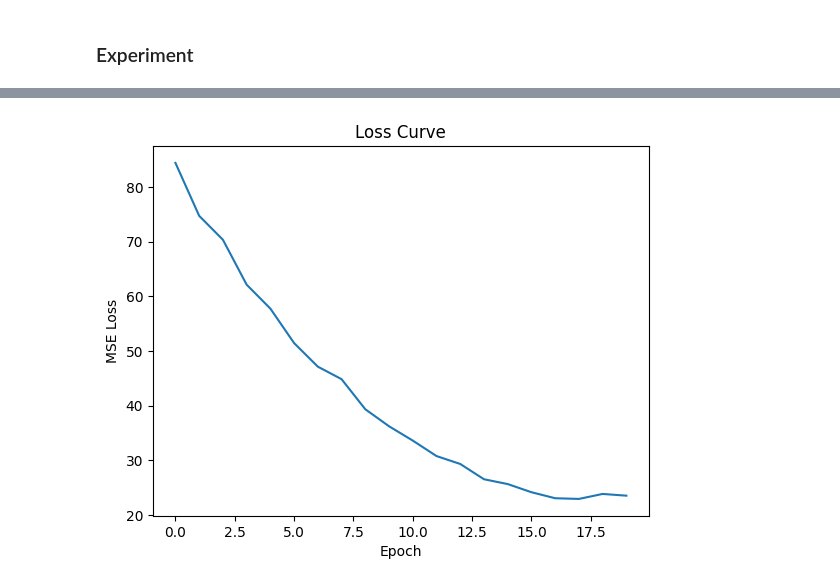
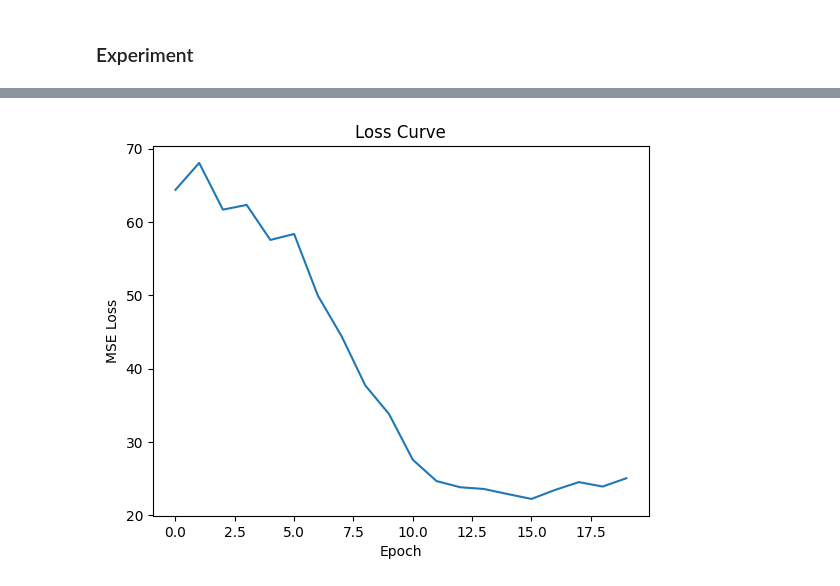
Before and after one commit to Bruce-lhq/looped-transformer-ablation-lab, a Jupyter notebook: Looped_Transformer.ipynb, the cells around one changed output, grey strips where cells are left out. Cells and saved outputs as stored; diff of their text form; code cells hidden in the pictures.

Commit message:
添加了scheduled_training功能

```diff
--- a/Looped_Transformer.ipynb
+++ b/Looped_Transformer.ipynb
@@ -236,16 +236,18 @@ class ToyModel(nn.Module):
         self.d_model = d_model
         self.max_seq_len = max_seq_len
 
-    def forward(self, x_0, num_eff=15):
+    def forward(self, x_0, num_eff=15, current_blocks=None):
         # num_eff 是需要加入误差计算的有效层数，也即理论公式中的 T
         # x 的形状为 [batch_size, seq_len, d_model]
         x_0 = self.ape(x_0) # 位置编码只加在最开始输入处
         x = x_0
-        b_0 = max(0, self.num_blocks - num_eff) # 计算需要加入误差计算的有效层数对应的起始层索引
+        if current_blocks is None:
+            current_blocks = self.num_blocks
+        b_0 = max(0, current_blocks - num_eff) # 计算需要加入误差计算的有效层数对应的起始层索引
         outputs = []
         if self.loop:
             self.probe.reset() # 每次前向传播前重置捕获的数据，避免混淆不同次前向传播的注意力矩阵
-            for i in range(self.num_blocks):
+            for i in range(current_blocks):
                 if i == b_0:
                     x= x.detach() # 释放前面的计算图
                     x.requires_grad_(True)
@@ -320,9 +322,9 @@ class RegressionSolver(nn.Module):
         self.head = RegressionHead(d_model, d_x, d_y)
         self.loss_fn = PredictionLoss(d_model, d_y, loss_type=loss_type)
 
-    def forward(self, x_data, y_data, num_eff, is_eval=False):
+    def forward(self, x_data, y_data, num_eff, current_blocks=None, is_eval=False):
         Prompt = self.head(x_data, y_data) # [batch_size, seq_len, d_model]
-        outputs = self.toy_model(Prompt, num_eff) # [batch_size, num_eff, seq_len, d_model]
+        outputs = self.toy_model(Prompt, num_eff, current_blocks=current_blocks) # [batch_size, num_eff, seq_len, d_model]
         output = self.loss_fn(outputs, y_data, is_eval=is_eval)
         return output
 # %% [markdown]
@@ -361,31 +363,30 @@ class LoopedTransformerExperiment:
         self.d_y = d_y
         self.num_blocks = num_blocks
 
-    def train(self, batch_size=64, seq_len=80, epochs=20, num_eff=None, data_type='linear'):
+    def train(self, batch_size=64, seq_len=80, epochs=20, data_type='linear', num_eff=15, scheduled_training=True):
         # x_data: [batch_size, k, d_x]
         # y_data: [batch_size, k, d_y]
         self.data_loader = dataloader(batch_size, seq_len, self.d_x, self.d_y, device=self.device, data_type=data_type)
         self.loss_history = []
-        auto=(num_eff is None) # 如果没有指定 num_eff，就启用自动调整机制
+        num_eff = min(num_eff, self.num_blocks) # 确保 num_eff 不超过总层数
         for epoch in range(epochs):
             self.optimizer.zero_grad()
-            if auto:
-                # num_eff 的设定：随着训练的进行，逐渐增加参与误差计算的有效层数
-                num_eff = min(epoch+1, max(self.num_blocks-5, 5))
             x_data, y_data = next(self.data_loader) # 从数据加载器中获取一个批次的数据
-            loss = self.model(x_data, y_data, num_eff=num_eff, is_eval=False) # 前向传播计算损失 [batch_size, num_eff, seq_len/2, d_y]
+            if scheduled_training:
+                current_blocks = min(num_eff + epoch, self.num_blocks) # 随着训练的进行，逐渐增加参与误差计算的有效层数
+            loss = self.model(x_data, y_data, num_eff=num_eff, current_blocks=current_blocks, is_eval=False) # 前向传播计算损失 [batch_size, num_eff, seq_len/2, d_y]
             loss = loss.mean()  # 对所有维度求平均得到一个标量损失值
             loss.backward()  # 反向传播计算梯度
             self.optimizer.step()  # 更新模型参数
             self.loss_history.append(loss.item())  # 记录损失值
-            print(f"Epoch {epoch+1}/{epochs}, Loss: {loss.item():.4f}, num_eff: {num_eff}")
+            print(f"Epoch {epoch+1}/{epochs}, Loss: {loss.item():.4f}, current_blocks: {current_blocks}")
 
     def evaluate(self, batch_size=64, seq_len=80, data_type='linear', loss_type='mse'):
         self.model.eval()
         with torch.no_grad():
             # 在评估模式下，直接使用所有层的输出进行预测(因为已经no_grad了，所以不需要防止梯度爆炸了)
             x_eval, y_eval = next(dataloader(batch_size, seq_len+1, self.d_x, self.d_y, device=self.device, data_type=data_type))
-            y_pred = self.model(x_eval, y_eval, num_eff=self.num_blocks, is_eval=True) # [batch_size, d_y]
+            y_pred = self.model(x_eval, y_eval, num_eff=self.num_blocks, current_blocks=self.num_blocks, is_eval=True) # [batch_size, d_y]
             if loss_type == 'mse':
                 mse=F.mse_loss(y_pred, y_eval[:, -1, :])
                 print(f"MSELoss: {mse:.4f}") # 计算预测值与真实值之间的均方误差
@@ -404,13 +405,14 @@ experiment = LoopedTransformerExperiment(num_blocks=20,
                                          norm_type='layernorm',
                                          ffn_type='gelu',
                                          pe_type='learned_ape',
-                                         loop=False,
+                                         loop=True,
                                          loss_type='mse')
 experiment.train(batch_size=64,
                  seq_len=80,
                  epochs=20,
                  num_eff=15,
-                 data_type='linear')
+                 data_type='linear',
+                 scheduled_training=True)
 # 绘制Loss下降曲线
 import matplotlib.pyplot as plt
 plt.plot(experiment.loss_history)
@@ -439 +441 @@ Epoch 20/20, Loss: 23.5507, num_eff: 15
-[figure, old version]
+[figure, new version]
```
Also changed, not shown: parts of 1 cell of this notebook, 2 other files.
